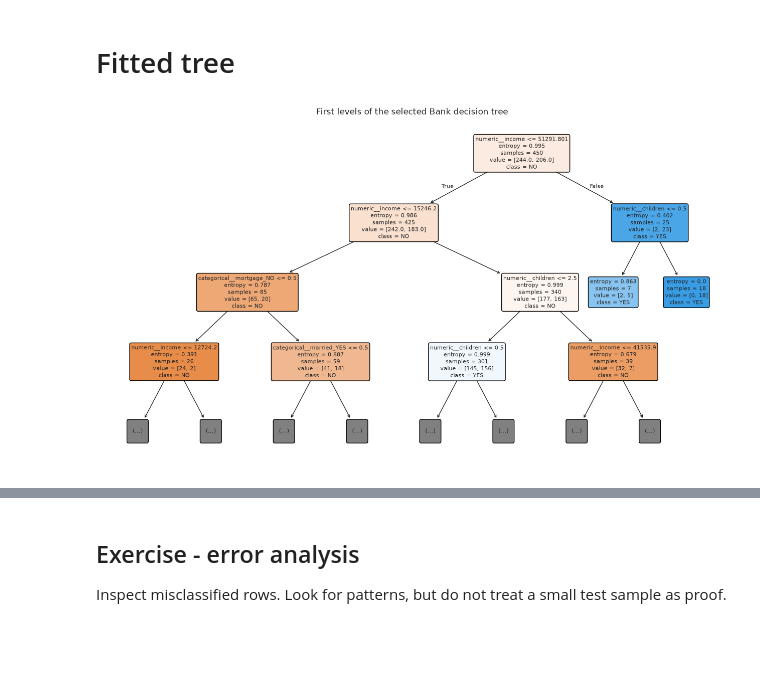
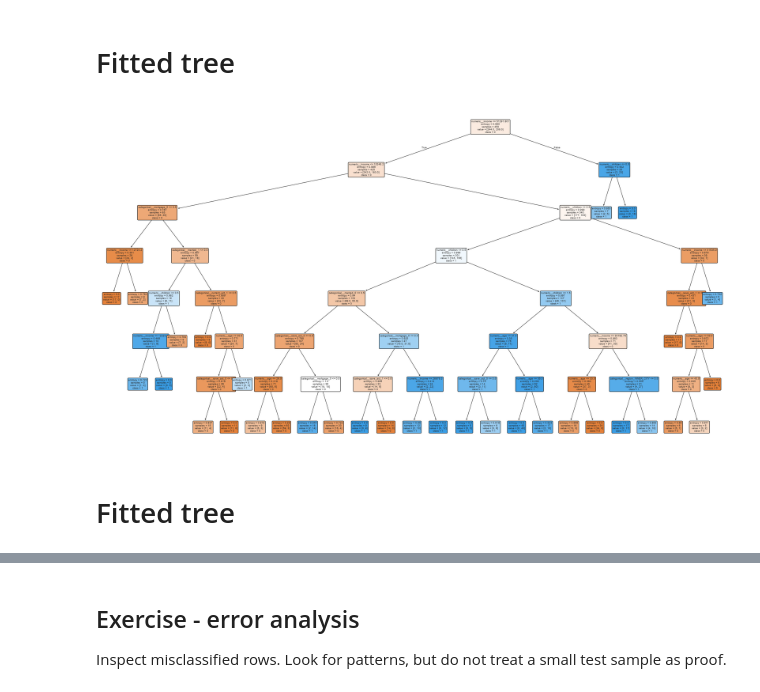
Before and after one commit to w4bo/AA2627-unibo-mldm, a Jupyter notebook: slides/lab-03-classification.ipynb, the cells around one changed output, grey strips where cells are left out. Drawn from its saved outputs; the diff is of its cells as text; code cells hidden in the pictures; blank space fills up the shorter version.

```diff
--- a/slides/lab-03-classification.ipynb
+++ b/slides/lab-03-classification.ipynb
@@ -281,0 +275,3 @@ bank["pep"].value_counts(normalize=True).rename("proportion").to_frame()
+# %%
+bank = bank.replace({"YES": 1, "NO": 0})
+bank.info()
@@ -332,7 +381,7 @@ The test set is placed “in a vault” until model selection is complete.
 #| echo: false
 
 X_bank = bank.drop(columns=["pep", "id"])
-y_bank = bank["pep"]
+y_bank = bank["pep"].astype("int64")
 
 X_train, X_test, y_train, y_test = train_test_split(
     X_bank,
@@ -698,10 +746,13 @@ plt.tight_layout()
 # %%
 fitted_tree = best_bank_model.named_steps["model"]
 feature_names = best_bank_model.named_steps["preprocess"].get_feature_names_out()
 
-plt.figure(figsize=(16, 9))
-plot_tree(fitted_tree, feature_names=feature_names, class_names=fitted_tree.classes_, filled=True, rounded=True, max_depth=3, fontsize=8,)
-plt.title("First levels of the selected Bank decision tree")
+tree_depth = fitted_tree.get_depth()
+tree_width = max(18, min(48, 2 ** min(tree_depth, 5)))
+plt.figure(figsize=(tree_width, max(10, 2.2 * (tree_depth + 1))))
+plot_tree(fitted_tree, feature_names=feature_names, class_names=[str(c) for c in fitted_tree.classes_], filled=True, rounded=True, fontsize=7,)
 plt.show()
 # %% [output]
-[figure, old version]
+[figure, new version]
+# %% [markdown]
+# Fitted tree
```
Also changed, not shown: parts of 30 cells of this notebook, 1 other file.
